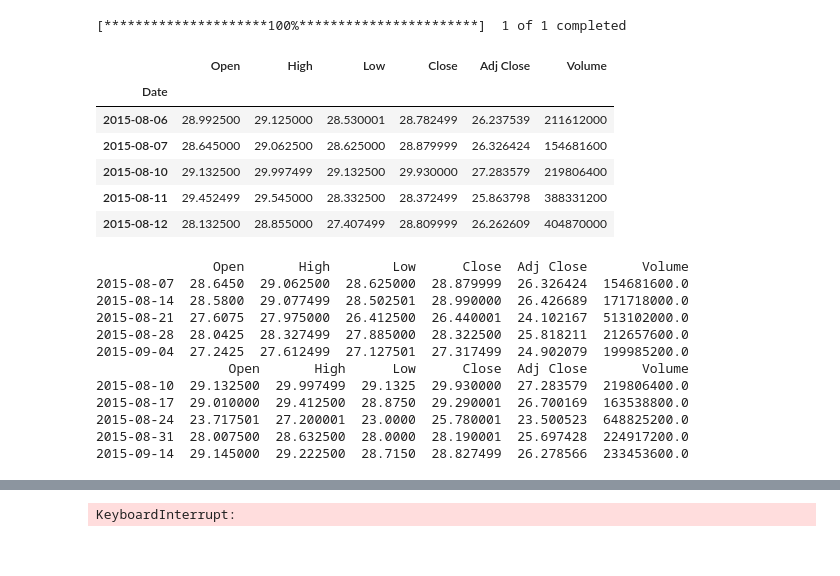
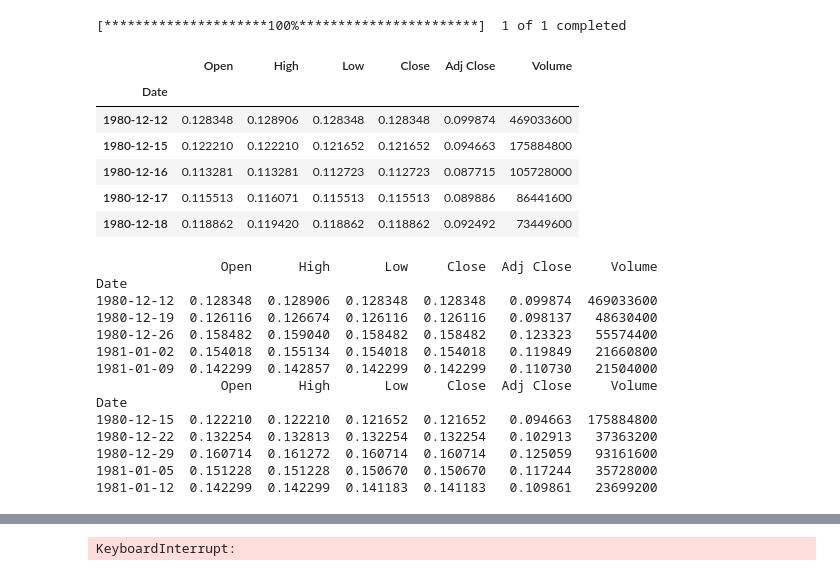
Before and after one commit to Olwar/trading-strategy-testing, a Jupyter notebook: xgboost_friday_to_monday.ipynb, the cells around one changed output, grey strips where cells are left out. Saved outputs shown, nothing was run; the diff lists cells and outputs as text; code cells hidden in the pictures.

```diff
--- a/xgboost_friday_to_monday.ipynb
+++ b/xgboost_friday_to_monday.ipynb
@@ -6,21 +6,21 @@ import matplotlib.pyplot as plt
 import seaborn as sns
 # %%
 # download ethereum data from yfinance
-eth = yf.download('AAPL', start='2015-08-07', end='2022-08-07')
+eth = yf.download('AAPL', period='max')
 
 # convert to pandas dataframe
 eth = pd.DataFrame(eth)
 
 eth.head()
 # %% [output]
 [*********************100%***********************]  1 of 1 completed
 |  | Open | High | Low | Close | Adj Close | Volume |
 | Date |  |  |  |  |  |  |
-| 2015-08-06 | 28.992500 | 29.125000 | 28.530001 | 28.782499 | 26.237539 | 211612000 |
-| 2015-08-07 | 28.645000 | 29.062500 | 28.625000 | 28.879999 | 26.326424 | 154681600 |
-| 2015-08-10 | 29.132500 | 29.997499 | 29.132500 | 29.930000 | 27.283579 | 219806400 |
-| 2015-08-11 | 29.452499 | 29.545000 | 28.332500 | 28.372499 | 25.863798 | 388331200 |
-| 2015-08-12 | 28.132500 | 28.855000 | 27.407499 | 28.809999 | 26.262609 | 404870000 |
+| 1980-12-12 | 0.128348 | 0.128906 | 0.128348 | 0.128348 | 0.099874 | 469033600 |
+| 1980-12-15 | 0.122210 | 0.122210 | 0.121652 | 0.121652 | 0.094663 | 175884800 |
+| 1980-12-16 | 0.113281 | 0.113281 | 0.112723 | 0.112723 | 0.087715 | 105728000 |
+| 1980-12-17 | 0.115513 | 0.116071 | 0.115513 | 0.115513 | 0.089886 | 86441600 |
+| 1980-12-18 | 0.118862 | 0.119420 | 0.118862 | 0.118862 | 0.092492 | 73449600 |
 # %%
 def delete_consecutive_rows(df):
     # create a new dataframe to store the cleaned data
@@ -65,18 +65,20 @@ eth_y = eth[mask_monday]
 print(eth_x.head())
 print(eth_y.head())
 # %% [output]
-               Open       High        Low      Close  Adj Close       Volume
-2015-08-07  28.6450  29.062500  28.625000  28.879999  26.326424  154681600.0
-2015-08-14  28.5800  29.077499  28.502501  28.990000  26.426689  171718000.0
-2015-08-21  27.6075  27.975000  26.412500  26.440001  24.102167  513102000.0
-2015-08-28  28.0425  28.327499  27.885000  28.322500  25.818211  212657600.0
-2015-09-04  27.2425  27.612499  27.127501  27.317499  24.902079  199985200.0
-                 Open       High      Low      Close  Adj Close       Volume
-2015-08-10  29.132500  29.997499  29.1325  29.930000  27.283579  219806400.0
-2015-08-17  29.010000  29.412500  28.8750  29.290001  26.700169  163538800.0
-2015-08-24  23.717501  27.200001  23.0000  25.780001  23.500523  648825200.0
-2015-08-31  28.007500  28.632500  28.0000  28.190001  25.697428  224917200.0
-2015-09-14  29.145000  29.222500  28.7150  28.827499  26.278566  233453600.0
+                Open      High       Low     Close  Adj Close     Volume
+Date
+1980-12-12  0.128348  0.128906  0.128348  0.128348   0.099874  469033600
+1980-12-19  0.126116  0.126674  0.126116  0.126116   0.098137   48630400
+1980-12-26  0.158482  0.159040  0.158482  0.158482   0.123323   55574400
+1981-01-02  0.154018  0.155134  0.154018  0.154018   0.119849   21660800
+1981-01-09  0.142299  0.142857  0.142299  0.142299   0.110730   21504000
+                Open      High       Low     Close  Adj Close     Volume
+Date
+1980-12-15  0.122210  0.122210  0.121652  0.121652   0.094663  175884800
+1980-12-22  0.132254  0.132813  0.132254  0.132254   0.102913   37363200
+1980-12-29  0.160714  0.161272  0.160714  0.160714   0.125059   93161600
+1981-01-05  0.151228  0.151228  0.150670  0.150670   0.117244   35728000
+1981-01-12  0.142299  0.142299  0.141183  0.141183   0.109861   23699200
 # %%
 # change eth_x to percent change
 eth_x = eth_x.pct_change()
```
Also changed, not shown: parts of 5 cells of this notebook, 6 other files.
